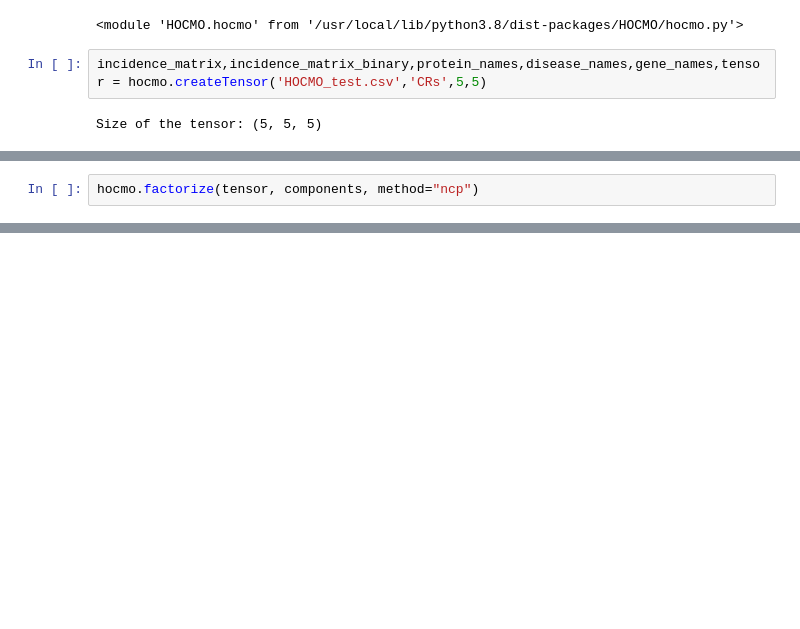
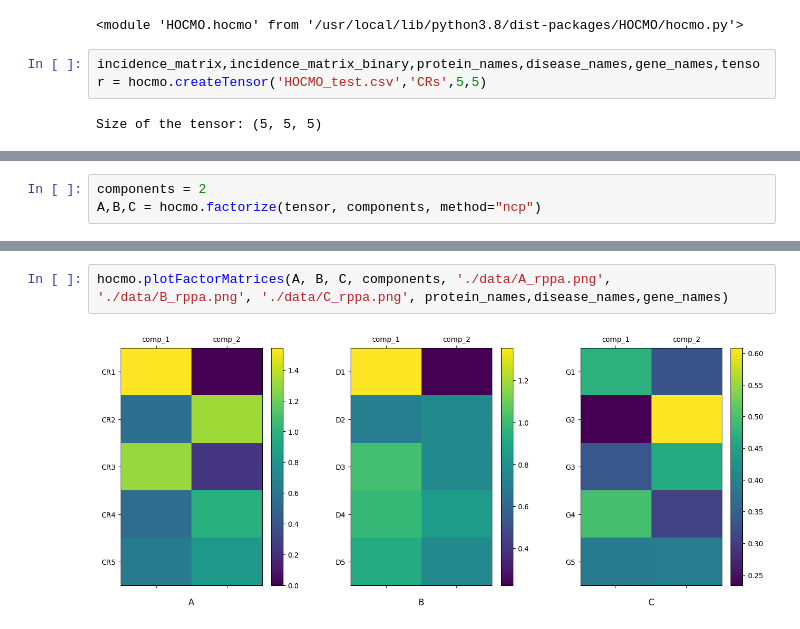
Before and after one commit to smollahlab/HOCMO, a Jupyter notebook: HOCMO/HOCMO_test.ipynb, the cells around one changed output, grey strips where cells are left out. Drawn from its saved outputs; the diff is of its cells as text; blank space fills up the shorter version.

```diff
--- a/HOCMO/HOCMO_test.ipynb
+++ b/HOCMO/HOCMO_test.ipynb
@@ -61,4 +36,5 @@ Number of K vs. Core consistency
 # %%
-hocmo.factorize(tensor, components, method="ncp")
+components = 2
+A,B,C = hocmo.factorize(tensor, components, method="ncp")
 # %% [output]
 [A,B,C]: (5, 2) (5, 2) (5, 2)
@@ -79,0 +50,4 @@ hocmo.factorize(tensor, components, method="ncp")
+# %%
+hocmo.plotFactorMatrices(A, B, C, components, './data/A_rppa.png', './data/B_rppa.png', './data/C_rppa.png', protein_names,disease_names,gene_names)
+# %% [output]
+[figure, added]
```
Also changed, not shown: parts of 17 cells of this notebook, 9 other files.
